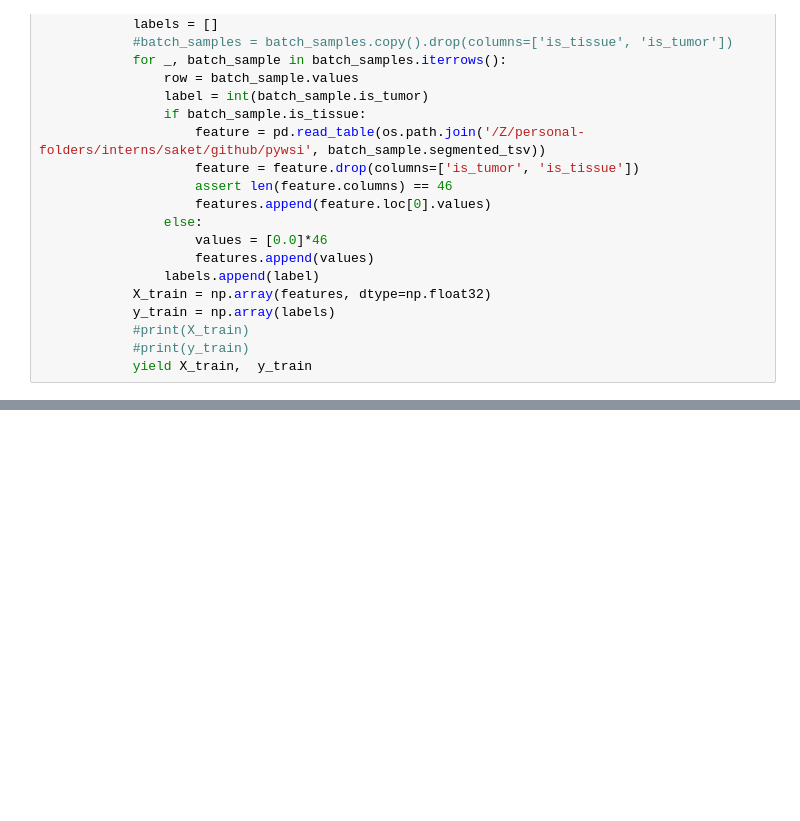
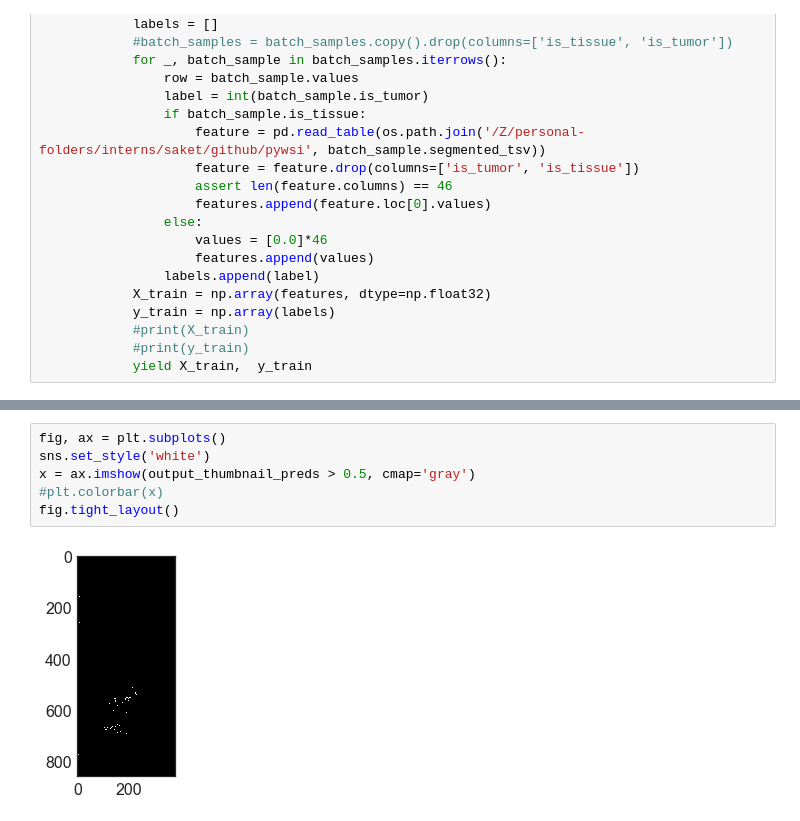
Before and after one commit to saketkc/pyvirchow, a Jupyter notebook: notebooks/RFSegmentation.ipynb, the cells around one changed output, grey strips where cells are left out. Cells and saved outputs as stored; diff of their text form; blank space fills up the shorter version.

```diff
--- a/notebooks/RFSegmentation.ipynb
+++ b/notebooks/RFSegmentation.ipynb
@@ -521,0 +507,8 @@ AttributeError: 'list' object has no attribute 'reshape'
+# %%
+fig, ax = plt.subplots()
+sns.set_style('white')
+x = ax.imshow(output_thumbnail_preds > 0.5, cmap='gray')
+#plt.colorbar(x)
+fig.tight_layout()
+# %% [output]
+[figure, added]
```
Also changed, not shown: parts of 8 cells of this notebook, 2 other files.
